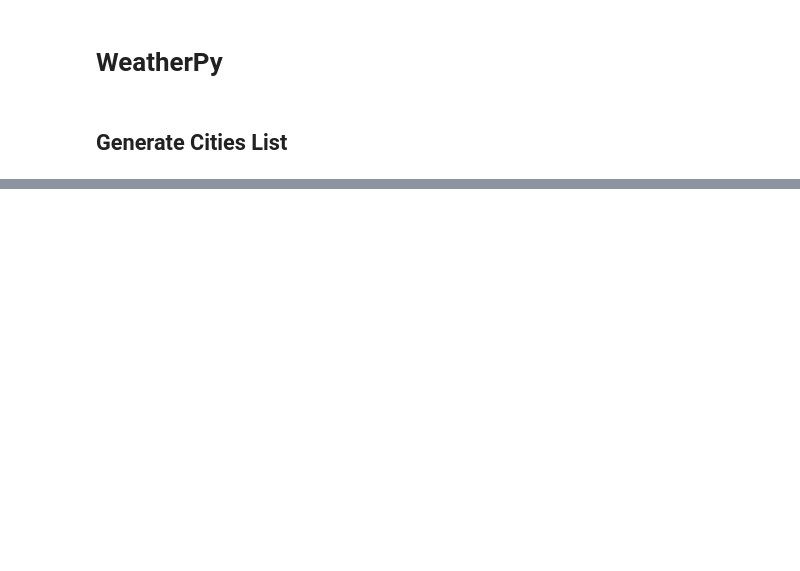
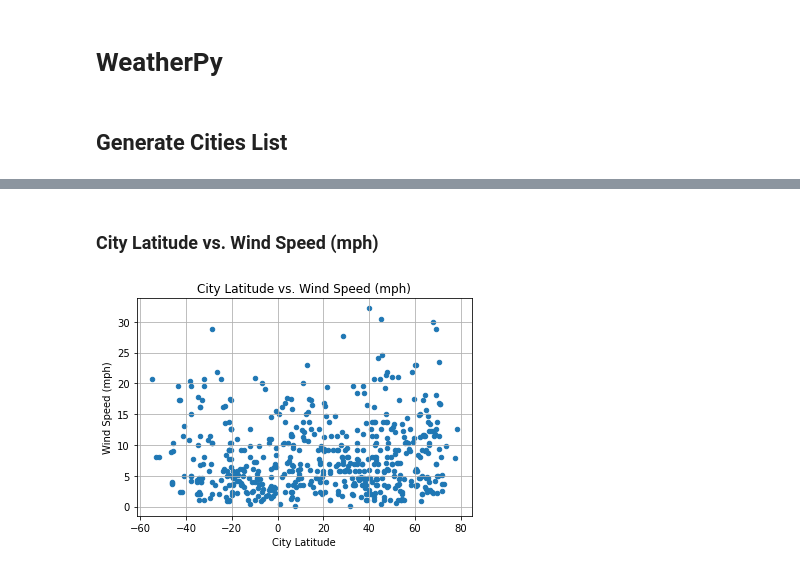
Before and after one commit to cgangi2216/python-api-challenge, a Jupyter notebook: Weather/WeatherPy.ipynb, the cells around one changed output, grey strips where cells are left out. Drawn from its saved outputs; the diff is of its cells as text; code cells hidden in the pictures; blank space fills up the shorter version.

```diff
--- a/Weather/WeatherPy.ipynb
+++ b/Weather/WeatherPy.ipynb
@@ -117,0 +182,16 @@ NameError: name 'file_one_df' is not defined
+# %% [markdown]
+### City Latitude vs. Wind Speed (mph)
+# %%
+# Create Plot
+fig4 = cities_df.plot.scatter(x='Lat'
+                             ,y='Wind Speed'
+                             ,title='City Latitude vs. Wind Speed (mph)'
+                             ,grid=True
+                             )
+fig4.set_xlabel('City Latitude')
+fig4.set_ylabel('Wind Speed (mph)')
+
+# Save as .png file
+fig4.figure.savefig('output_data/fig4.png')
+# %% [output]
+[figure, added]
```
Also changed, not shown: parts of 10 cells of this notebook, 5 other files.
